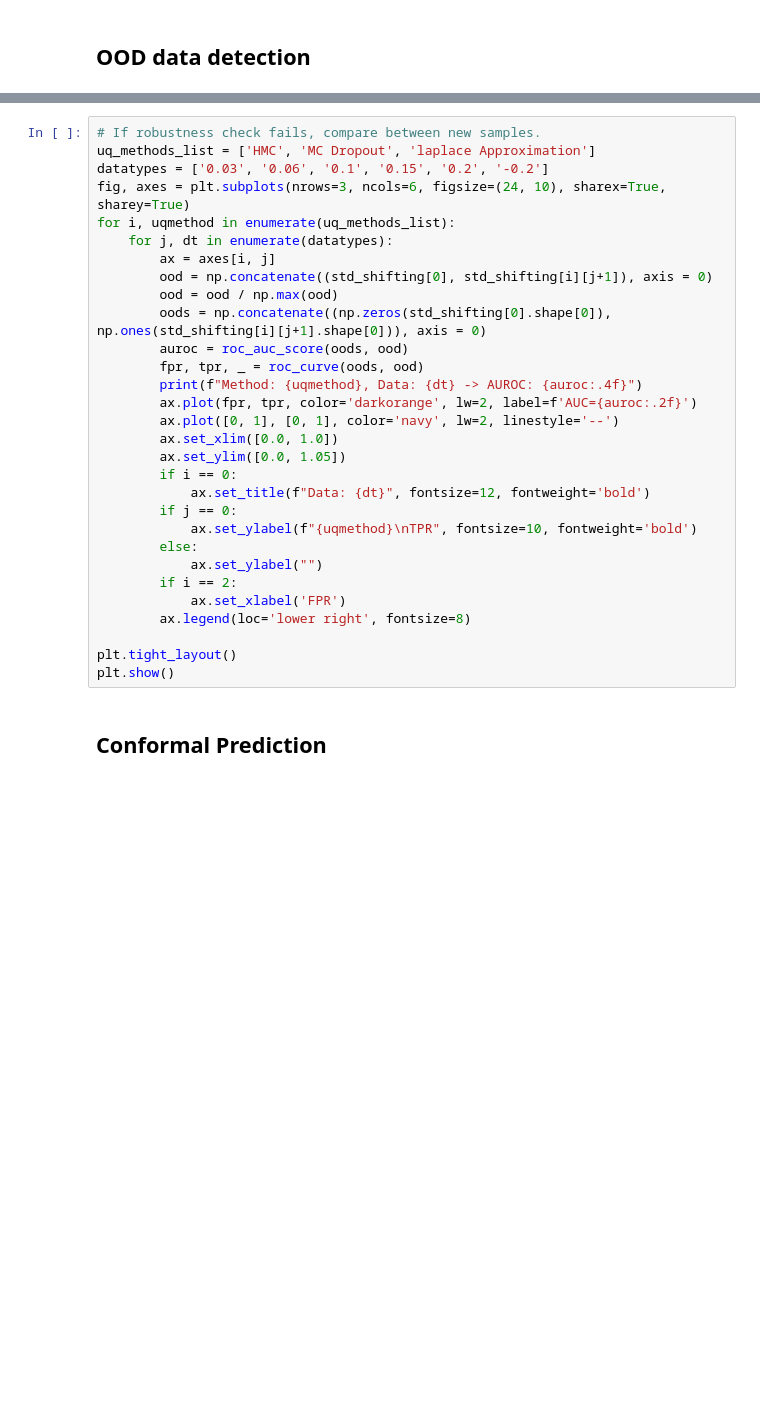
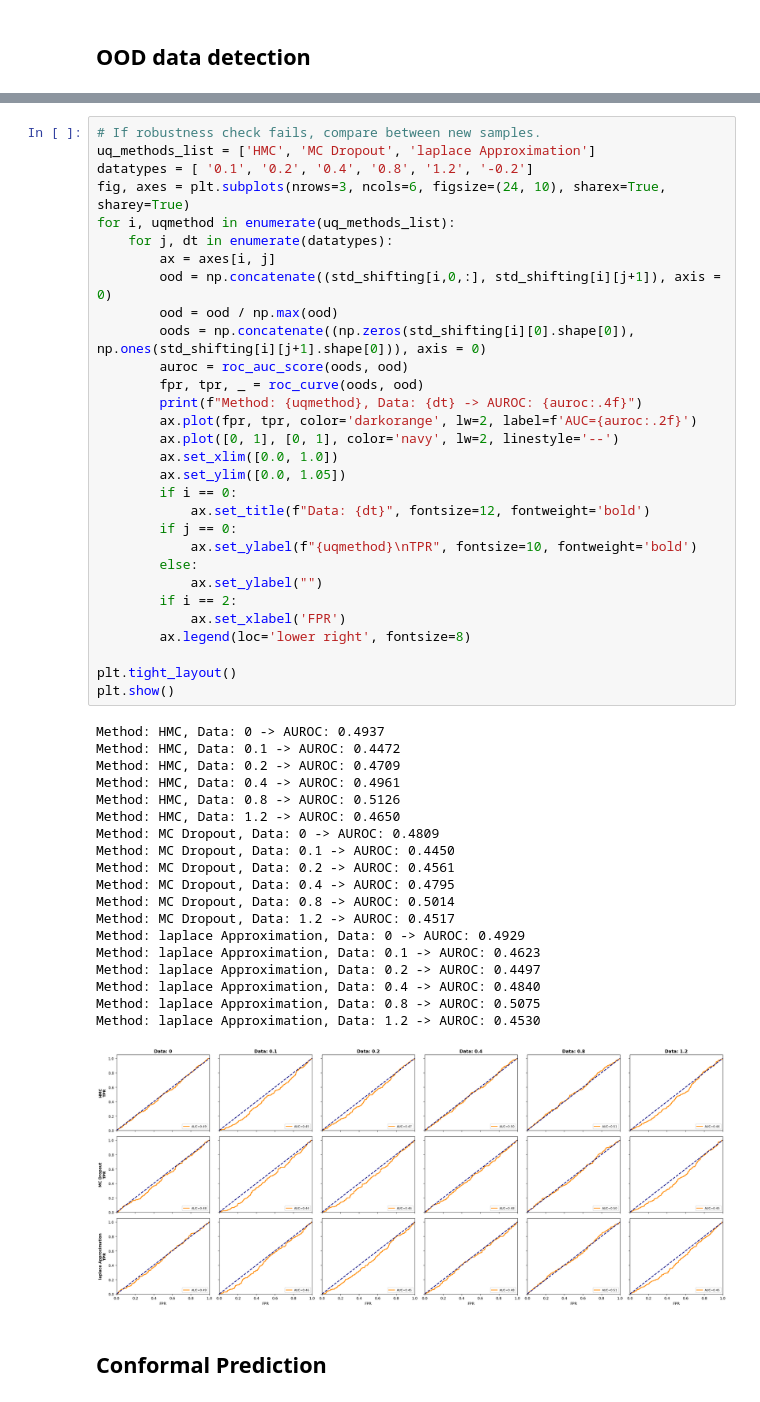
Before and after one commit to hwkin/uq, a Jupyter notebook: poisson/DeepONet/training_and_testing.ipynb, the cells around one changed output, grey strips where cells are left out. Saved outputs shown, nothing was run; the diff lists cells and outputs as text; blank space fills up the shorter version.

```diff
--- a/poisson/DeepONet/training_and_testing.ipynb
+++ b/poisson/DeepONet/training_and_testing.ipynb
@@ -533,33 +696,53 @@ plt.show()
 # %%
 # If robustness check fails, compare between new samples.
 uq_methods_list = ['HMC', 'MC Dropout', 'laplace Approximation']
-datatypes = ['0.03', '0.06', '0.1', '0.15', '0.2', '-0.2']
+datatypes = [ '0.1', '0.2', '0.4', '0.8', '1.2', '-0.2']
 fig, axes = plt.subplots(nrows=3, ncols=6, figsize=(24, 10), sharex=True, sharey=True)
 for i, uqmethod in enumerate(uq_methods_list):
     for j, dt in enumerate(datatypes):
         ax = axes[i, j]
-        ood = np.concatenate((std_shifting[0], std_shifting[i][j+1]), axis = 0)
+        ood = np.concatenate((std_shifting[i,0,:], std_shifting[i][j+1]), axis = 0)
         ood = ood / np.max(ood)
-        oods = np.concatenate((np.zeros(std_shifting[0].shape[0]), np.ones(std_shifting[i][j+1].shape[0])), axis = 0)
+        oods = np.concatenate((np.zeros(std_shifting[i][0].shape[0]), np.ones(std_shifting[i][j+1].shape[0])), axis = 0)
         auroc = roc_auc_score(oods, ood)
         fpr, tpr, _ = roc_curve(oods, ood)
         print(f"Method: {uqmethod}, Data: {dt} -> AUROC: {auroc:.4f}")
         ax.plot(fpr, tpr, color='darkorange', lw=2, label=f'AUC={auroc:.2f}')
         ax.plot([0, 1], [0, 1], color='navy', lw=2, linestyle='--')
         ax.set_xlim([0.0, 1.0])
         ax.set_ylim([0.0, 1.05])
         if i == 0:
             ax.set_title(f"Data: {dt}", fontsize=12, fontweight='bold')
         if j == 0:
             ax.set_ylabel(f"{uqmethod}\nTPR", fontsize=10, fontweight='bold')
         else:
             ax.set_ylabel("")
         if i == 2:
             ax.set_xlabel('FPR')
         ax.legend(loc='lower right', fontsize=8)
 
 plt.tight_layout()
 plt.show()
+# %% [output]
+Method: HMC, Data: 0 -> AUROC: 0.4937
+Method: HMC, Data: 0.1 -> AUROC: 0.4472
+Method: HMC, Data: 0.2 -> AUROC: 0.4709
+Method: HMC, Data: 0.4 -> AUROC: 0.4961
+Method: HMC, Data: 0.8 -> AUROC: 0.5126
+Method: HMC, Data: 1.2 -> AUROC: 0.4650
+Method: MC Dropout, Data: 0 -> AUROC: 0.4809
+Method: MC Dropout, Data: 0.1 -> AUROC: 0.4450
+Method: MC Dropout, Data: 0.2 -> AUROC: 0.4561
+Method: MC Dropout, Data: 0.4 -> AUROC: 0.4795
+Method: MC Dropout, Data: 0.8 -> AUROC: 0.5014
+Method: MC Dropout, Data: 1.2 -> AUROC: 0.4517
+Method: laplace Approximation, Data: 0 -> AUROC: 0.4929
+Method: laplace Approximation, Data: 0.1 -> AUROC: 0.4623
+Method: laplace Approximation, Data: 0.2 -> AUROC: 0.4497
+Method: laplace Approximation, Data: 0.4 -> AUROC: 0.4840
+Method: laplace Approximation, Data: 0.8 -> AUROC: 0.5075
+Method: laplace Approximation, Data: 1.2 -> AUROC: 0.4530
+[figure, added]
 # %% [markdown]
 ## Conformal Prediction
 # %%
```
Also changed, not shown: parts of 18 cells of this notebook, 7 other files.
